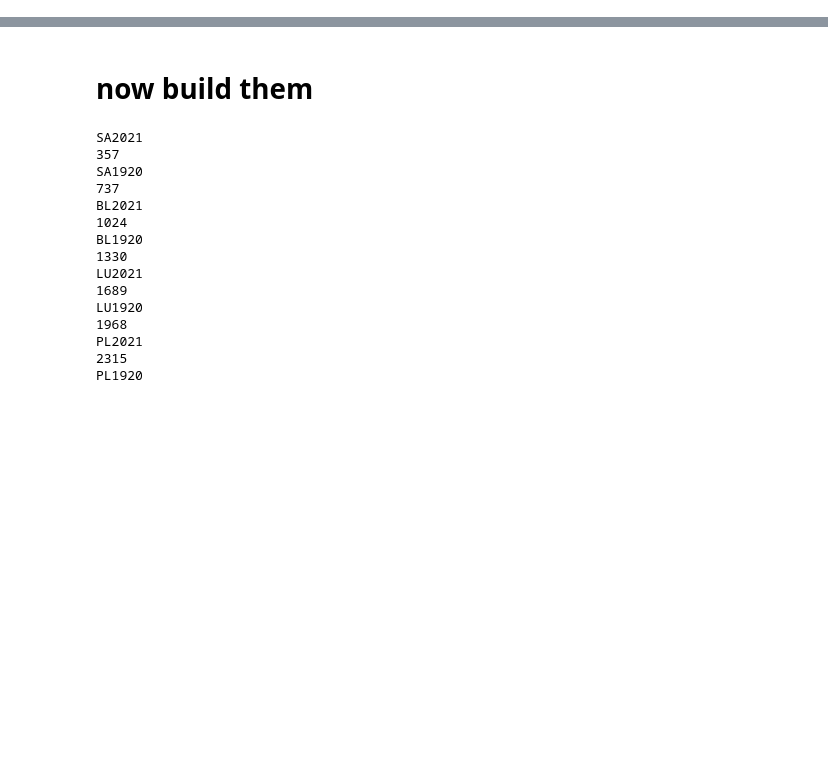
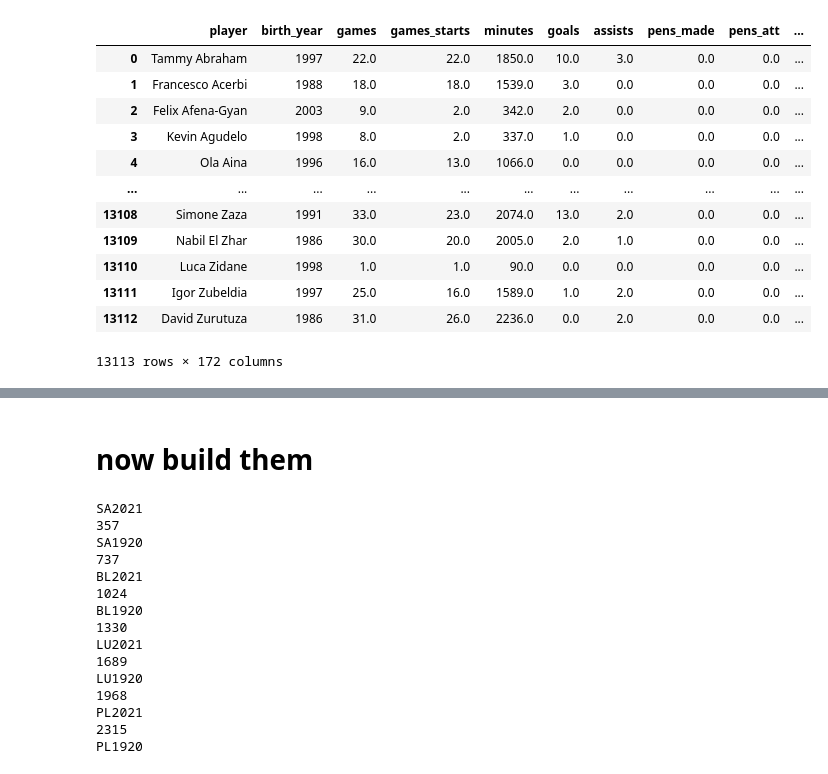
Before and after one commit to fcomitani/sodakick, a Jupyter notebook: notebooks/SodaKick_data_analysis_210705.ipynb, the cells around one changed output, grey strips where cells are left out. Saved outputs shown, nothing was run; the diff lists cells and outputs as text; code cells hidden in the pictures; blank space fills up the shorter version.

```diff
--- a/notebooks/SodaKick_data_analysis_210705.ipynb
+++ b/notebooks/SodaKick_data_analysis_210705.ipynb
@@ -33,6 +33,27 @@ df_team=pd.read_hdf('/Users/federico comitani/GitHub/sodakick/data/SA2021_Team.h
 df_vs=pd.read_hdf('/Users/federico comitani/GitHub/sodakick/data/SA2021_Vs.hdf',key='pl')
 df_keeper=pd.read_hdf('/Users/federico comitani/GitHub/sodakick/data/SA2021_keeper.hdf',key='pl')
 df_fix=pd.read_hdf('/Users/federico comitani/GitHub/sodakick/data/SA2021_fix.hdf',key='pl')
+# %%
+all_players
+
+#multiindex can't save on h5 with fixed format='f' needs to be table 't' but it's slower will be done on the fly
+#index = pd.MultiIndex.from_arrays(df_players[['player','season','league']].T.values, names=('player','season','league'))
+#df_players.drop(['player','season','league'],axis=1,inplace=True)
+#df_players.index=index
+# %% [output]
+|  | player | birth_year | games | games_starts | minutes | goals | assists | pens_made | pens_att | ... |
+| 0 | Tammy Abraham | 1997 | 22.0 | 22.0 | 1850.0 | 10.0 | 3.0 | 0.0 | 0.0 | ... |
+| 1 | Francesco Acerbi | 1988 | 18.0 | 18.0 | 1539.0 | 3.0 | 0.0 | 0.0 | 0.0 | ... |
+| 2 | Felix Afena-Gyan | 2003 | 9.0 | 2.0 | 342.0 | 2.0 | 0.0 | 0.0 | 0.0 | ... |
+| 3 | Kevin Agudelo | 1998 | 8.0 | 2.0 | 337.0 | 1.0 | 0.0 | 0.0 | 0.0 | ... |
+| 4 | Ola Aina | 1996 | 16.0 | 13.0 | 1066.0 | 0.0 | 0.0 | 0.0 | 0.0 | ... |
+| ... | ... | ... | ... | ... | ... | ... | ... | ... | ... | ... |
+| 13108 | Simone Zaza | 1991 | 33.0 | 23.0 | 2074.0 | 13.0 | 2.0 | 0.0 | 0.0 | ... |
+| 13109 | Nabil El Zhar | 1986 | 30.0 | 20.0 | 2005.0 | 2.0 | 1.0 | 0.0 | 0.0 | ... |
+| 13110 | Luca Zidane | 1998 | 1.0 | 1.0 | 90.0 | 0.0 | 0.0 | 0.0 | 0.0 | ... |
+| 13111 | Igor Zubeldia | 1997 | 25.0 | 16.0 | 1589.0 | 1.0 | 2.0 | 0.0 | 0.0 | ... |
+| 13112 | David Zurutuza | 1986 | 31.0 | 26.0 | 2236.0 | 0.0 | 2.0 | 0.0 | 0.0 | ... |
+13113 rows × 172 columns
 # %%
 with open(r'/Users/federico comitani/GitHub/sodakick/data/allplayers_weighted.pkl', 'rb') as pk:
     allpl_weighted=pickle.load(pk)
```
Also changed, not shown: parts of 6 cells of this notebook, 11 other files.
